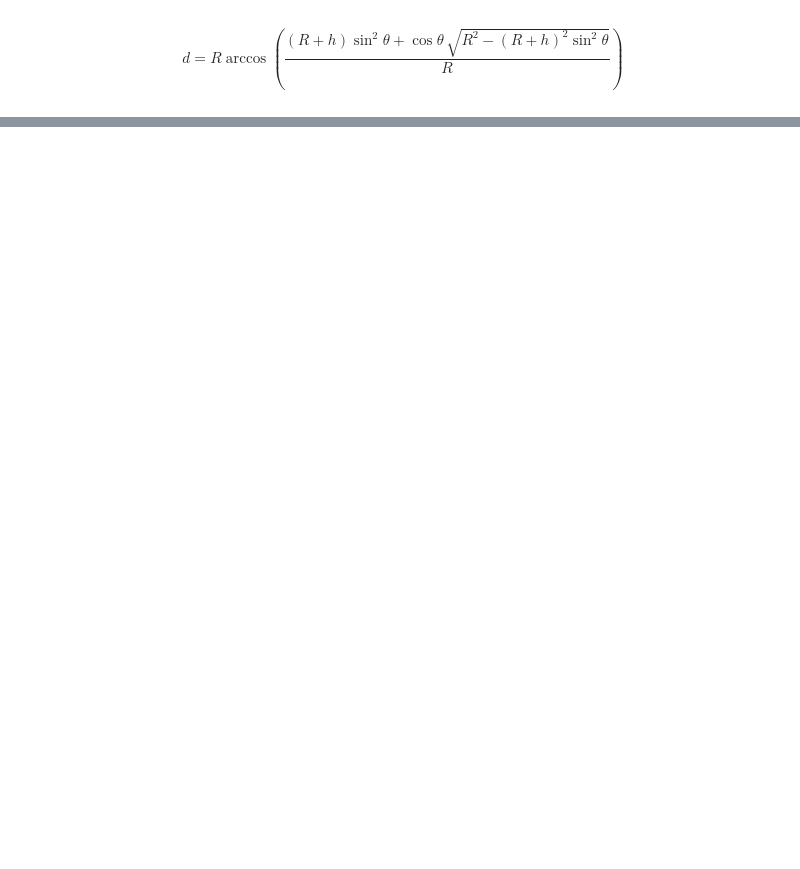
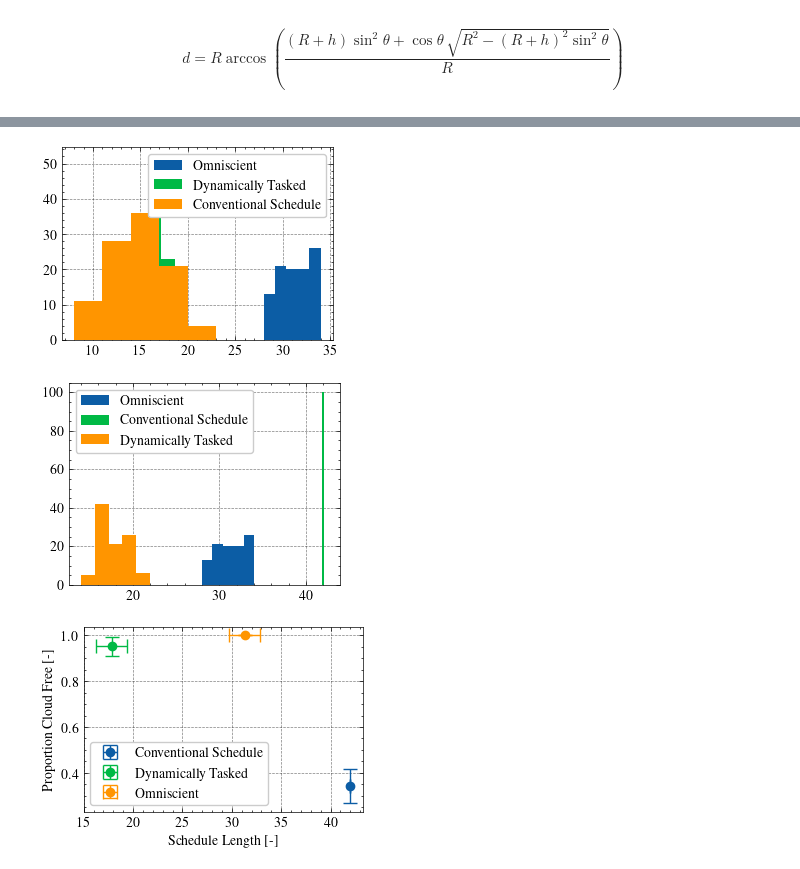
Before and after one commit to Shreeyam/phd_code, a Jupyter notebook: notebooks/lookahead_discounting_analytic.ipynb, the cells around one changed output, grey strips where cells are left out. Saved outputs shown, nothing was run; the diff lists cells and outputs as text; code cells hidden in the pictures; blank space fills up the shorter version.

```diff
--- a/notebooks/lookahead_discounting_analytic.ipynb
+++ b/notebooks/lookahead_discounting_analytic.ipynb
@@ -296,0 +411,67 @@ plt.show()
+# %%
+# Make a histogram plot
+plt.figure(figsize=(3.5, 2.5))
+n_bins = 5
+plt.hist([x[1] for x in omni_schedule_perf], label='Omniscient', bins=n_bins)
+plt.hist([x[1] for x in dt_schedule_perf], label='Dynamically Tasked', bins=n_bins)
+plt.hist([x[1] for x in initial_schedule_perf], label='Conventional Schedule', bins=n_bins)
+plt.legend()
+plt.show()
+
+# Now for schedule length
+plt.hist([x[0] for x in omni_schedule_perf], label='Omniscient', bins=n_bins)
+plt.hist([x[0] for x in initial_schedule_perf], label='Conventional Schedule', bins=n_bins)
+plt.hist([x[0] for x in dt_schedule_perf], label='Dynamically Tasked', bins=n_bins)
+plt.legend()
+plt.show()
+
+# Now figure out the error bars
+
+# Calculate proportion cloud free
+cloud_free_omni = [x[1]/x[0] for x in omni_schedule_perf]
+cloud_free_initial = [x[1]/x[0] for x in initial_schedule_perf]
+cloud_free_dt = [x[1]/x[0] for x in dt_schedule_perf]
+
+# Error bars
+cloud_free_omni_err = np.std(cloud_free_omni)
+cloud_free_initial_err = np.std(cloud_free_initial)
+cloud_free_dt_err = np.std(cloud_free_dt)
+
+# Cloud free centroids
+cloud_free_omni_centroid = np.mean(cloud_free_omni)
+cloud_free_initial_centroid = np.mean(cloud_free_initial)
+cloud_free_dt_centroid = np.mean(cloud_free_dt)
+
+
+# Schedule length error bars
+schedule_length_omni_err = np.std([x[0] for x in omni_schedule_perf])
+schedule_length_initial_err = np.std([x[0] for x in initial_schedule_perf])
+schedule_length_dt_err = np.std([x[0] for x in dt_schedule_perf])
+
+# Schedule length centroids
+schedule_length_omni_centroid = np.mean([x[0] for x in omni_schedule_perf])
+schedule_length_initial_centroid = np.mean([x[0] for x in initial_schedule_perf])
+schedule_length_dt_centroid = np.mean([x[0] for x in dt_schedule_perf])
+
+# Plot the centroids and error bars for all
+plt.figure(figsize=(3.5, 2.5))
+plt.errorbar(schedule_length_initial_centroid, cloud_free_initial_centroid,
+             xerr=schedule_length_initial_err, yerr=cloud_free_initial_err,
+             fmt='o', label='Conventional Schedule', capsize=5)
+plt.errorbar(schedule_length_dt_centroid, cloud_free_dt_centroid,
+             xerr=schedule_length_dt_err, yerr=cloud_free_dt_err,
+             fmt='o', label='Dynamically Tasked', capsize=5)
+plt.errorbar(schedule_length_omni_centroid, cloud_free_omni_centroid,
+             xerr=schedule_length_omni_err, yerr=cloud_free_omni_err,
+             fmt='o', label='Omniscient', capsize=5)
+
+plt.xlabel('Schedule Length [-]')
+plt.ylabel('Proportion Cloud Free [-]')
+plt.legend()
+plt.tight_layout()
+plt.savefig("smallsat_schedule_perf.pdf")
+plt.show()
+# %% [output]
+[figure, added]
+[figure, added]
+[figure, added]
```
Also changed, not shown: parts of 9 cells of this notebook, 5 other files.
